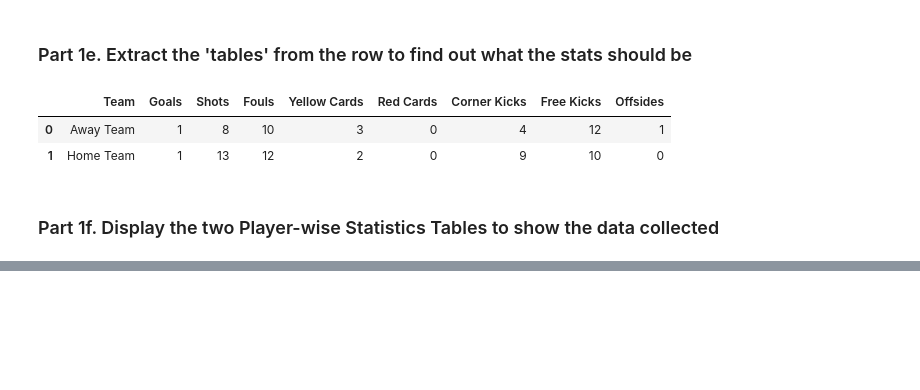
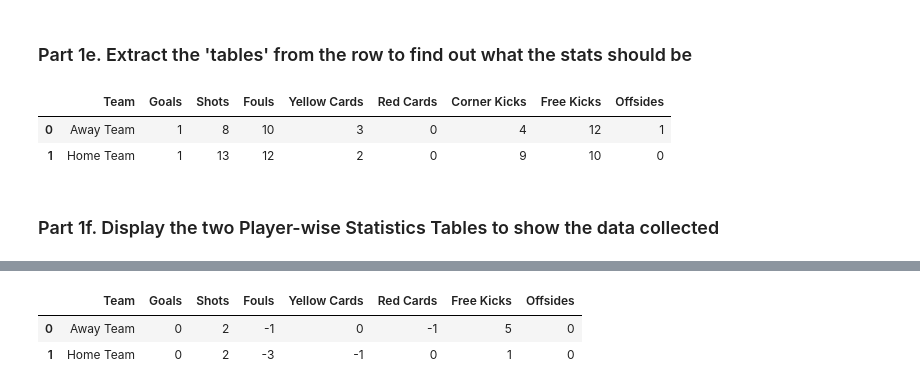
Before and after one commit to rishabhbaral-asu/SportsBench, a Jupyter notebook: LiveSum.ipynb, the cells around one changed output, grey strips where cells are left out. Saved outputs shown, nothing was run; the diff lists cells and outputs as text; code cells hidden in the pictures; blank space fills up the shorter version.

```diff
--- a/LiveSum.ipynb
+++ b/LiveSum.ipynb
@@ -328,0 +381,13 @@ plt.show()
+# %%
+# Calculate the differences between `table_df` and `team_stats`
+difference_df = table_df.set_index('Team').astype(int) - team_stats.set_index('Team')
+
+# Reset the index for better readability
+difference_df.reset_index(inplace=True)
+
+# Display the resulting DataFrame
+display(difference_df)
+# %% [output]
+|  | Team | Goals | Shots | Fouls | Yellow Cards | Red Cards | Free Kicks | Offsides |
+| 0 | Away Team | 0 | 2 | -1 | 0 | -1 | 5 | 0 |
+| 1 | Home Team | 0 | 2 | -3 | -1 | 0 | 1 | 0 |
```
Also changed, not shown: parts of 15 cells of this notebook.
